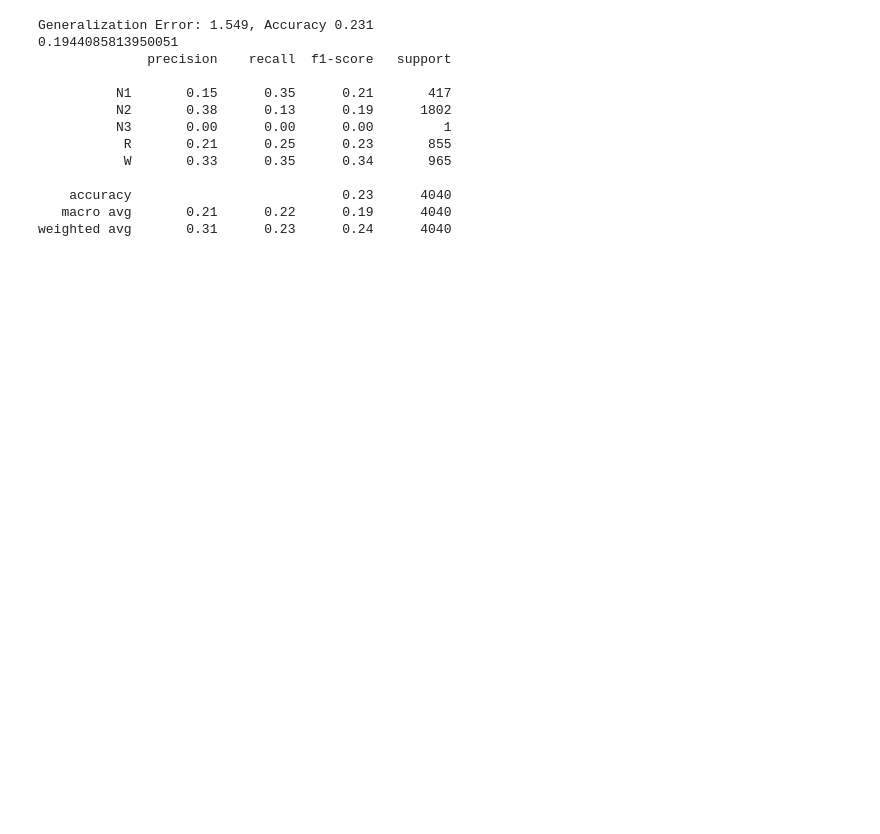
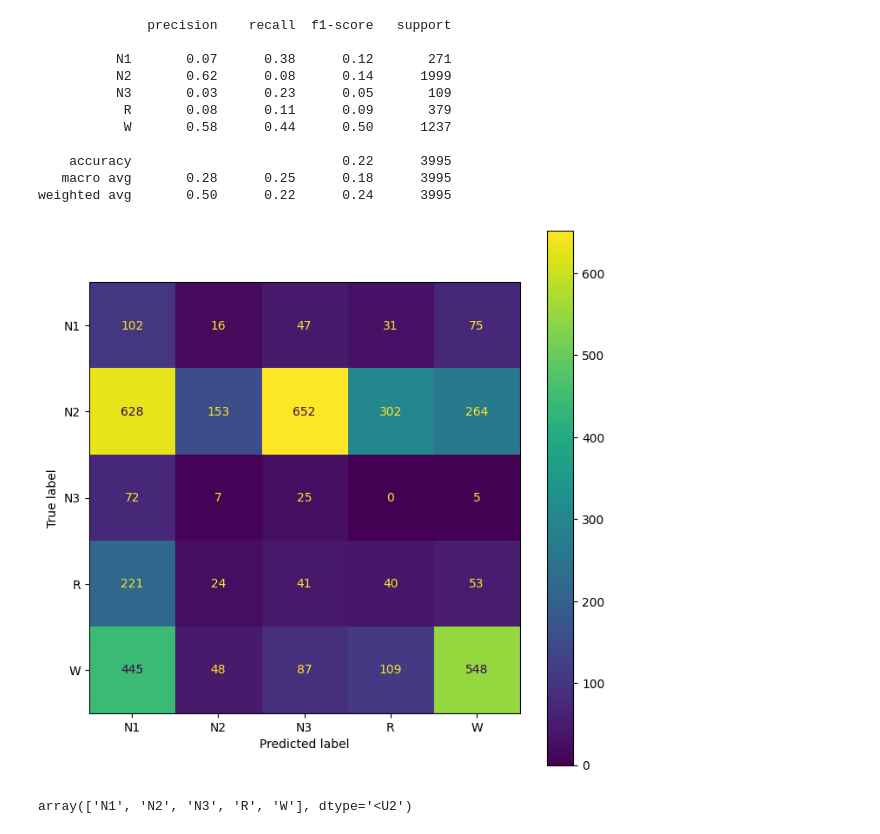
Before and after one commit to YacineBelal/sleep-stage-prediction, a Jupyter notebook: notebooks/exploratory/DeepConvLSTM.ipynb, the cells around one changed output. Drawn from its saved outputs; the diff is of its cells as text; code cells hidden in the pictures; blank space fills up the shorter version.

Commit message:
add patient leave-out evaluation and cm generation

```diff
--- a/notebooks/exploratory/DeepConvLSTM.ipynb
+++ b/notebooks/exploratory/DeepConvLSTM.ipynb
@@ -14,20 +14,21 @@ COLS_TO_DROP = [
     "Hypopnea",
     "Multiple_Events",
 ]
-nb_users_max = 25
+nb_patients = 25
 X_all_patients = []
 y_all_patients = []
+DFs = []
 patient_file_list = [f for f in path.iterdir() if f.is_file()]
-for patient_id in range(nb_users_max):
+for patient_id in range(nb_patients):
     patient_file = patient_file_list.pop()
     df = pd.read_csv(patient_file)
     df = df.drop(
                 columns=COLS_TO_DROP
             )
-    df = df[~df["Sleep_Stage"].isin(["Missing", "P"])]
+    df = df[~df["Sleep_Stage"].isin(["Missing","P"])]
     y_all_patients.append(df.Sleep_Stage.to_numpy())
     X_all_patients.append(df.drop(columns=["Sleep_Stage"]).to_numpy())
-    df["patient_id"] = patient_id + 1
+    DFs.append(df)
 # %%
 WINDOWS_SEC = 30
 FS = 64
@@ -314,7 +299,7 @@ def train_model(model, train_dl, epochs, weights= None, lr=0.001, device=torch.d
 
         empirical_risk /= len(train_dl.dataset)
         print("Train loss: %.3f" % (empirical_risk))
-        if (epoch + 1) % 2 == 0:
+        if (epoch + 1) % 100 == 0:
             test_model(model, test_dl, DEVICE)
 
 def test_model(model, test_dl, device=torch.device("cpu")):
@@ -355,5 +340,5 @@ def test_model(model, test_dl, device=torch.device("cpu")):
 model = DeepConvLSTM()
 model.to(DEVICE)
 
-train_model(model, train_dl, weights=weights, epochs=5,device = DEVICE)
+train_model(model, train_dl, weights=weights, epochs=30,device = DEVICE)
 # %% [output]
@@ -367,25 +358,35 @@ Train loss: 1.354
 # %%
-from sklearn.metrics import f1_score, classification_report
+from sklearn.metrics import f1_score, classification_report, confusion_matrix, ConfusionMatrixDisplay
 
 y_true, y_pred = test_model(model, test_dl, DEVICE)
 
-print(f1_score(y_true, y_pred, average="macro"))
-
 print(classification_report(y_true, y_pred, target_names=["N1","N2","N3","R","W"]))
 # %% [output]
-Generalization Error: 1.549, Accuracy 0.231
-0.1944085813950051
               precision    recall  f1-score   support
 
-          N1       0.15      0.35      0.21       417
-          N2       0.38      0.13      0.19      1802
-          N3       0.00      0.00      0.00         1
-           R       0.21      0.25      0.23       855
-           W       0.33      0.35      0.34       965
+          N1       0.07      0.38      0.12       271
+          N2       0.62      0.08      0.14      1999
+          N3       0.03      0.23      0.05       109
+           R       0.08      0.11      0.09       379
+           W       0.58      0.44      0.50      1237
 
-    accuracy                           0.23      4040
-   macro avg       0.21      0.22      0.19      4040
-weighted avg       0.31      0.23      0.24      4040
+    accuracy                           0.22      3995
+   macro avg       0.28      0.25      0.18      3995
+weighted avg       0.50      0.22      0.24      3995
+# %%
+import matplotlib.pyplot as plt
+
+fig, ax = plt.subplots(figsize=(8, 8))
+ConfusionMatrixDisplay(confusion_matrix(y_true, y_pred), display_labels=["N1","N2","N3","R","W"]).plot(ax=ax)
+fig.savefig(f"reports/figures/confusion_matrix_U=25_C=3_M=DCL.png", dpi=150, bbox_inches="tight")
+plt.show()
+plt.close(fig)
+# %% [output]
+[figure, added]
+# %%
+lb.classes_
+# %% [output]
+array(['N1', 'N2', 'N3', 'R', 'W'], dtype='<U2')
 # %%
 import gc
 
```
Also changed, not shown: parts of 4 cells of this notebook, 1 other file.
